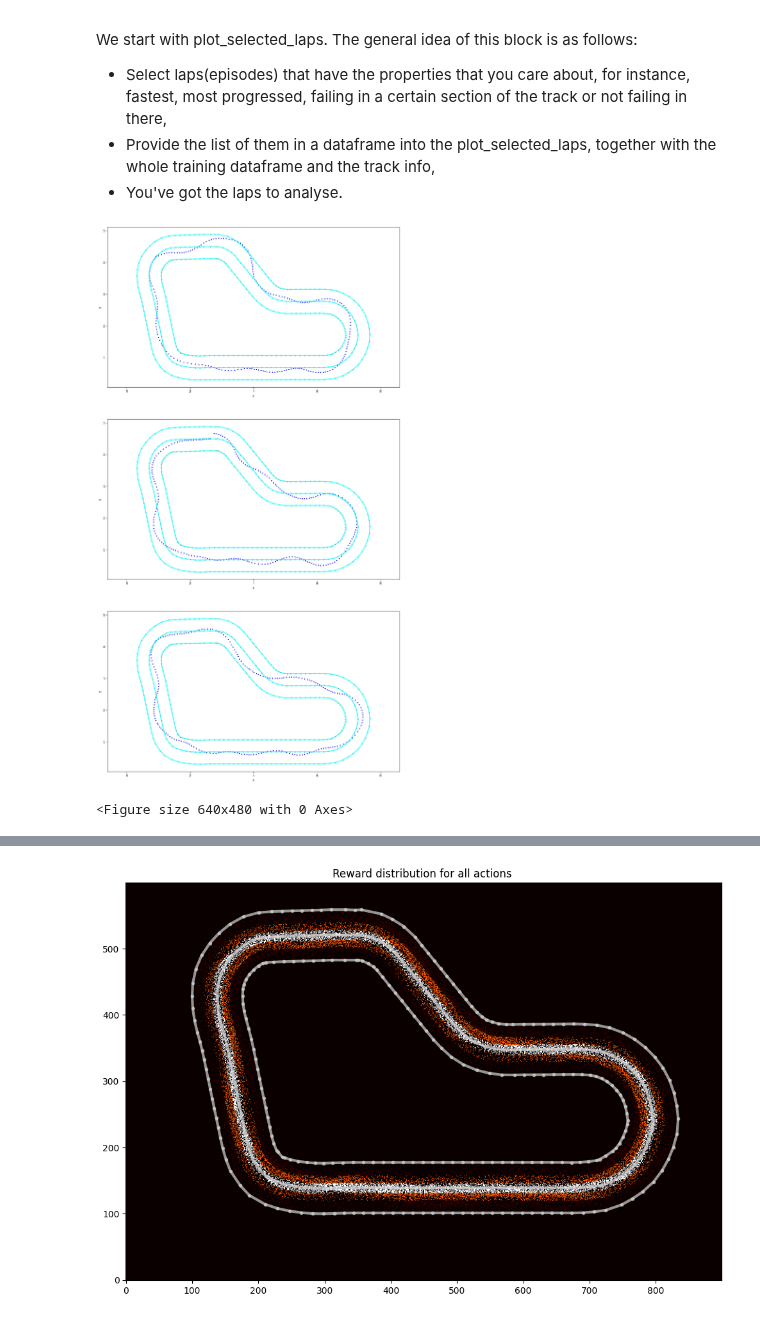
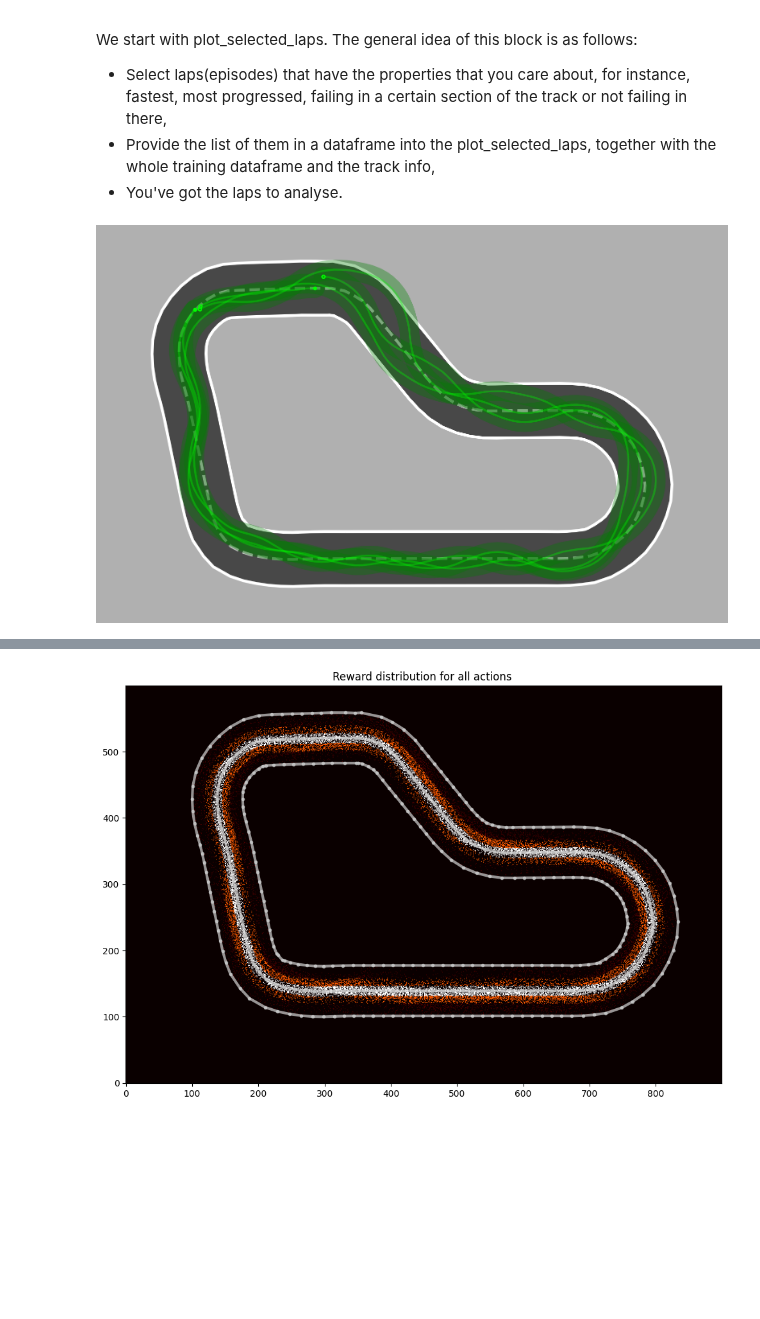
Before and after one commit to aws-deepracer-community/deepracer-analysis, a Jupyter notebook: Training_analysis.ipynb, the cells around one changed output, grey strips where cells are left out. Saved outputs shown, nothing was run; the diff lists cells and outputs as text; code cells hidden in the pictures; blank space fills up the shorter version.

Commit message:
Advanced plotting

```diff
--- a/Training_analysis.ipynb
+++ b/Training_analysis.ipynb
@@ -468,20 +468,19 @@ We start with plot_selected_laps. The general idea of this block is as follows:
 # %%
 # Some examples:
 # highest reward for complete laps:
 # episodes_to_plot = complete_ones.nlargest(3,'reward')
 
 # highest progress from all episodes:
 episodes_to_plot = simulation_agg.nlargest(3,'progress')
 
 try:
     if df.nunique(axis=0)['worker'] > 1:
-        pu.plot_selected_laps(episodes_to_plot, df, track, section_to_plot="unique_episode")
+        pu.plot_laps(episodes_to_plot, df, track, section_to_plot="unique_episode", style="modern")
     else:
-        pu.plot_selected_laps(episodes_to_plot, df, track)
+        pu.plot_laps(episodes_to_plot, df, track, single_plot=True, style="modern")
 except:
     print("Multiple workers not detected, assuming 1 worker")
-    pu.plot_selected_laps(episodes_to_plot, df, track, single_plot=True)
+    pu.plot_laps(episodes_to_plot, df, track, single_plot=True, style="modern")
 # %% [output]
-[figure, old version]
+[figure, new version]
-<Figure size 640x480 with 0 Axes>
 # %% [markdown]
```
Also changed, not shown: parts of 10 cells of this notebook, 1 other file.
